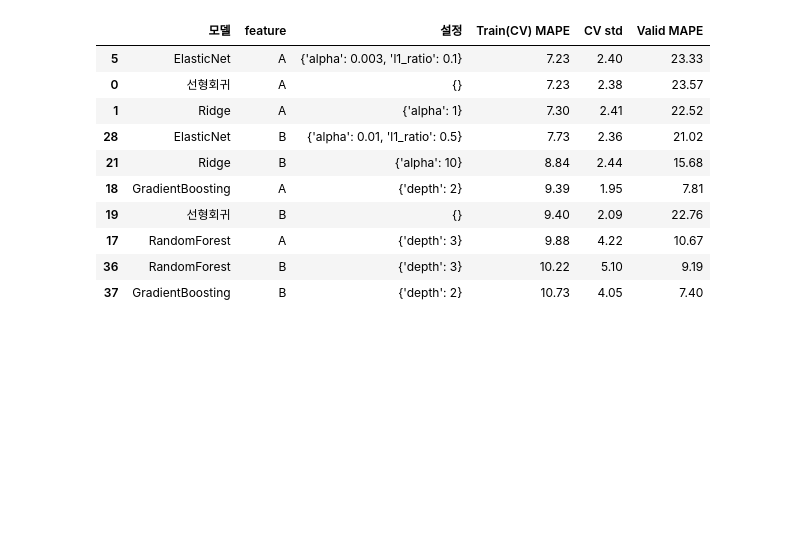
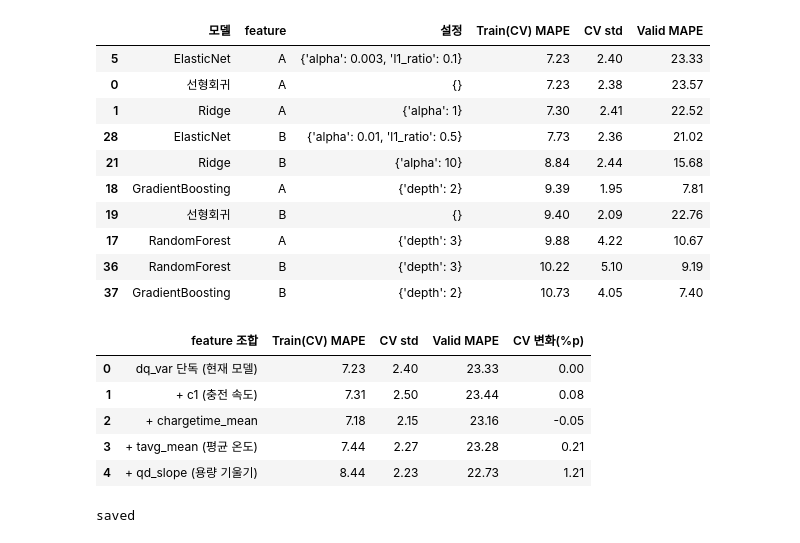
Before and after one commit to bae-bong/ess-battery-project, a Jupyter notebook: notebooks/03_modeling.ipynb, the cells around one changed output. Drawn from its saved outputs; the diff is of its cells as text; code cells hidden in the pictures; blank space fills up the shorter version.

```diff
--- a/notebooks/03_modeling.ipynb
+++ b/notebooks/03_modeling.ipynb
@@ -195,3 +195,39 @@ display(best_all.sort_values('Train(CV) MAPE'))
 | 17 | RandomForest | A | {'depth': 3} | 9.88 | 4.22 | 10.67 |
 | 36 | RandomForest | B | {'depth': 3} | 10.22 | 5.10 | 9.19 |
 | 37 | GradientBoosting | B | {'depth': 2} | 10.73 | 4.05 | 7.40 |
+# %%
+def make_final():
+    return make_pipeline(StandardScaler(), ElasticNet(alpha=0.003, l1_ratio=0.1, max_iter=20000))
+
+combos = {
+    'dq_var 단독 (현재 모델)':   ['dq_var'],
+    '+ c1 (충전 속도)':         ['dq_var', 'c1'],
+    '+ chargetime_mean':        ['dq_var', 'chargetime_mean'],
+    '+ tavg_mean (평균 온도)':   ['dq_var', 'tavg_mean'],
+    '+ qd_slope (용량 기울기)':  ['dq_var', 'qd_slope'],
+}
+
+rows = []
+for name, feats in combos.items():
+    cv_s, _ = cv_evaluate(make_final(), train, feats, cv)
+    v_s, _, _ = fit_eval(make_final(), train, valid, feats)
+    rows.append({'feature 조합': name, 'Train(CV) MAPE': cv_s['MAPE'],
+                 'CV std': cv_s['MAPE_std'], 'Valid MAPE': v_s['MAPE']})
+ablation = pd.DataFrame(rows).round(2)
+ablation['CV 변화(%p)'] = (ablation['Train(CV) MAPE'] - ablation['Train(CV) MAPE'].iloc[0]).round(2)
+display(ablation)
+# %% [output]
+|  | feature 조합 | Train(CV) MAPE | CV std | Valid MAPE | CV 변화(%p) |
+| 0 | dq_var 단독 (현재 모델) | 7.23 | 2.40 | 23.33 | 0.00 |
+| 1 | + c1 (충전 속도) | 7.31 | 2.50 | 23.44 | 0.08 |
+| 2 | + chargetime_mean | 7.18 | 2.15 | 23.16 | -0.05 |
+| 3 | + tavg_mean (평균 온도) | 7.44 | 2.27 | 23.28 | 0.21 |
+| 4 | + qd_slope (용량 기울기) | 8.44 | 2.23 | 22.73 | 1.21 |
+# %%
+import os
+os.makedirs('../results', exist_ok=True)
+ablation.to_csv('../results/ablation_features.csv', index=False)
+res_all.to_csv('../results/model_comparison_batch1.csv', index=False)
+print('saved')
+# %% [output]
+saved
```
Also changed, not shown: parts of 3 cells of this notebook, 4 other files.
